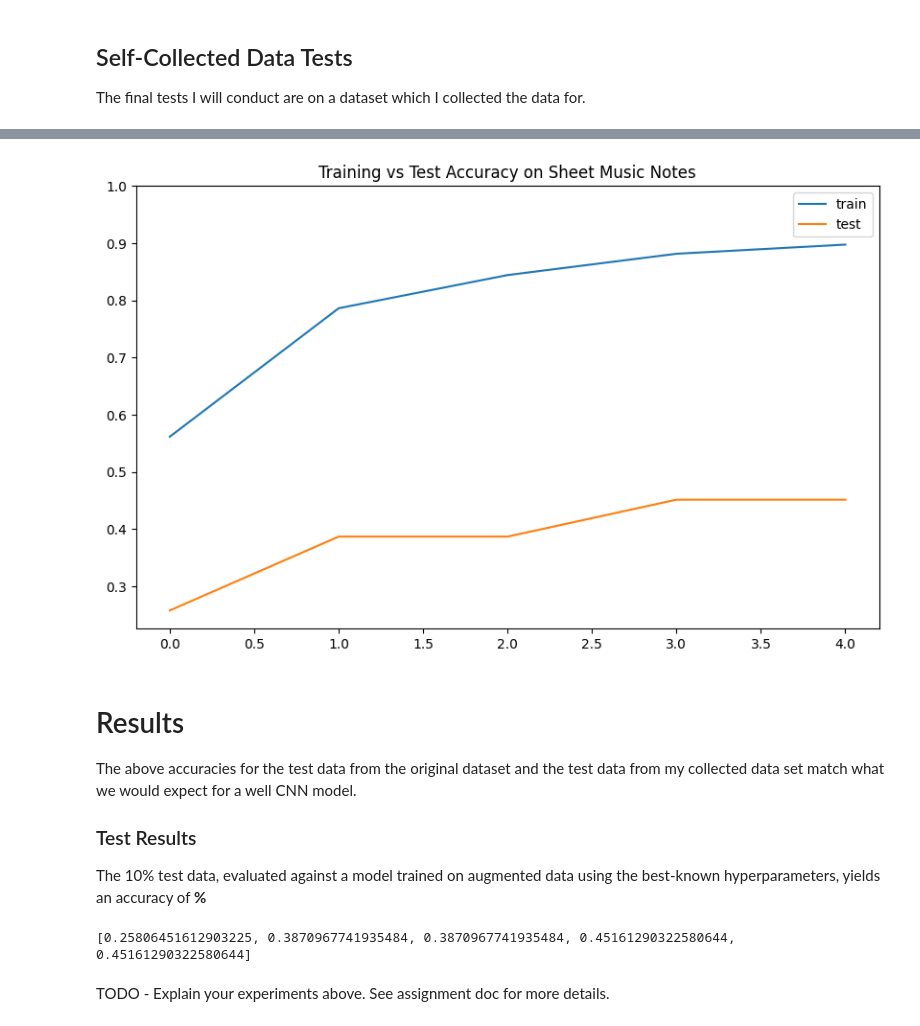
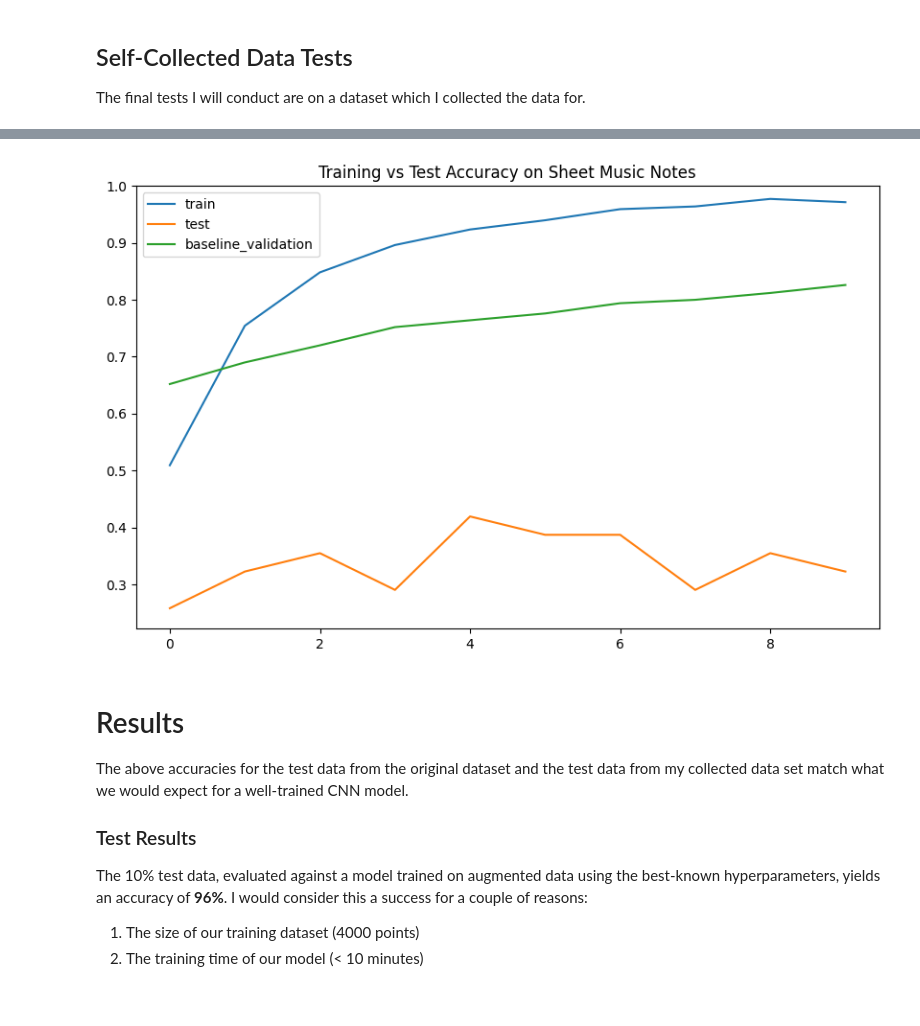
Before and after one commit to zachroyer/Music-Symbol-Classification, a Jupyter notebook: HW7.ipynb, the cells around one changed output, grey strips where cells are left out. Drawn from its saved outputs; the diff is of its cells as text; code cells hidden in the pictures.

```diff
--- a/HW7.ipynb
+++ b/HW7.ipynb
@@ -271,7 +314,7 @@ class MusicCNN(nn.Module):
     # Applying a softmax to get probability distribution
     return x
 # %%
-EPOCHS = 5
+EPOCHS = 10
 # Training and Evaluating Model Function (Useful as a function for Grid Search later on)
 def train_and_evaluate(params, training_loader, val_loader):
 
@@ -318,11 +361,12 @@ def train_and_evaluate(params, training_loader, val_loader):
 
     print(f"Epoch {epoch+1}/{EPOCHS}, Loss: {epoch_loss/len(training_loader):.4f}")
 
+    model.eval()
     # Calculating training accuracy at each Epoch
     training_accuracy.append(correct_train / total_train)
 
     # Run evaluation on model performance at each Epoch
-    model.eval()
+    #model.eval() # Putting model in evaluation mode
     correct, validation_total = 0, 0
     with torch.no_grad():
 
@@ -344,6 +388,6 @@ params = {
 }
 
 # Training Model given our data set
-baseline_val_accuracy, baseline_train_accuracy = train_and_evaluate(params, train_loader, validation_loader)
+baseline_train_accuracy, baseline_val_accuracy = train_and_evaluate(params, train_loader, validation_loader)
 print(f"Validation Accuracy: {baseline_val_accuracy[-1]:.4f}")
 # %% [output]
@@ -487,6 +560,7 @@ for lr in learning_rates:
                            aug_train_loader, # Using Augmented Data for best results
                            norm_val_loader)
 
+    validations.append(val_hist)
     final_val_accuracy = val_hist[-1] # Ending validation accuracy
 
     if final_val_accuracy > best_acc:
@@ -591,16 +669,19 @@ Test Accuracy: 0.4516
 # %%
 plt.figure(figsize=(10,6))
 plt.title("Training vs Test Accuracy on Sheet Music Notes")
 plt.plot(train_acc, label='train')
 plt.plot(test_acc, label='test')
+plt.plot(baseline_val_accuracy, label='baseline_validation')
 plt.ylim(top=1)
 plt.legend()
 plt.show()
 # %% [output]
-[figure, old version]
+[figure, new version]
 # %% [markdown]
 # Results
-The above accuracies for the test data from the original dataset and the test data from my collected data set match what we would expect for a well CNN model.
+The above accuracies for the test data from the original dataset and the test data from my collected data set match what we would expect for a well-trained CNN model.
 
 ### Test Results
-The 10% test data, evaluated against a model trained on augmented data using the best-known hyperparameters, yields an accuracy of **%**
+The 10% test data, evaluated against a model trained on augmented data using the best-known hyperparameters, yields an accuracy of **96%**. I would consider this a success for a couple of reasons:
+1. The size of our training dataset (4000 points)
+2. The training time of our model (< 10 minutes)
@@ -609,7 +687,0 @@ The 10% test data, evaluated against a model trained on augmented data using the
-# %%
-
-print(test_acc)
-# %% [output]
-[0.25806451612903225, 0.3870967741935484, 0.3870967741935484, 0.45161290322580644, 0.45161290322580644]
-# %% [markdown]
-TODO - Explain your experiments above. See assignment doc for more details.
```
Also changed, not shown: parts of 25 cells of this notebook.
